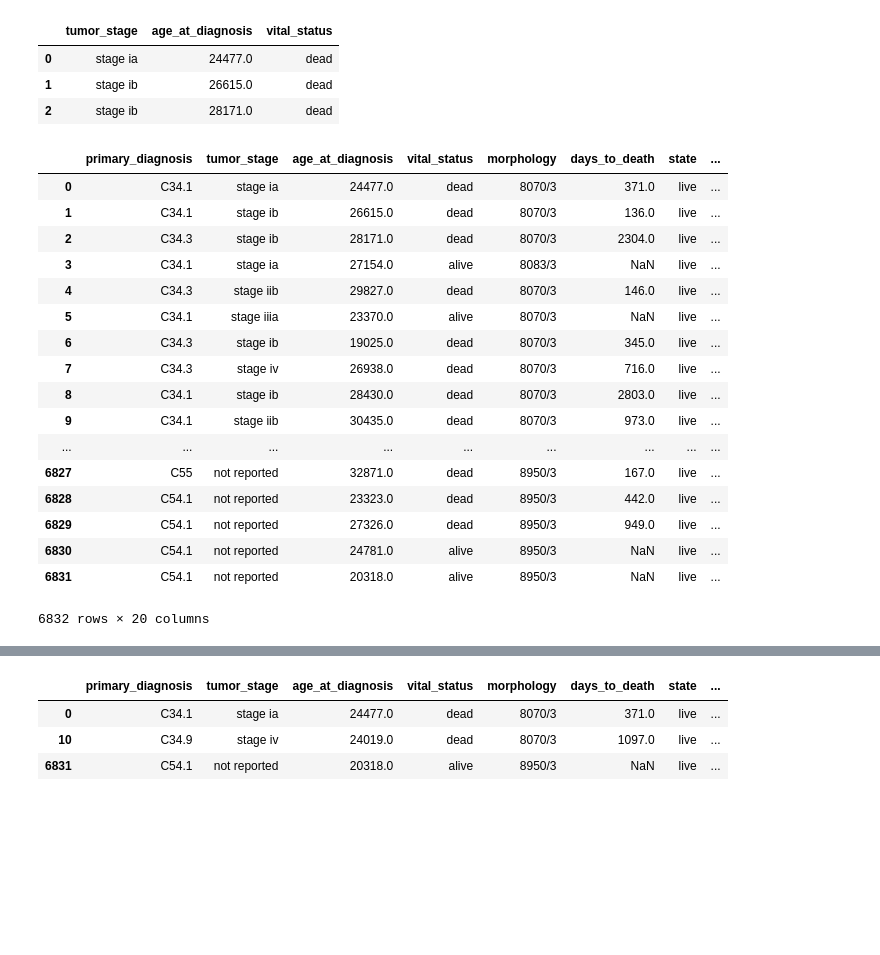
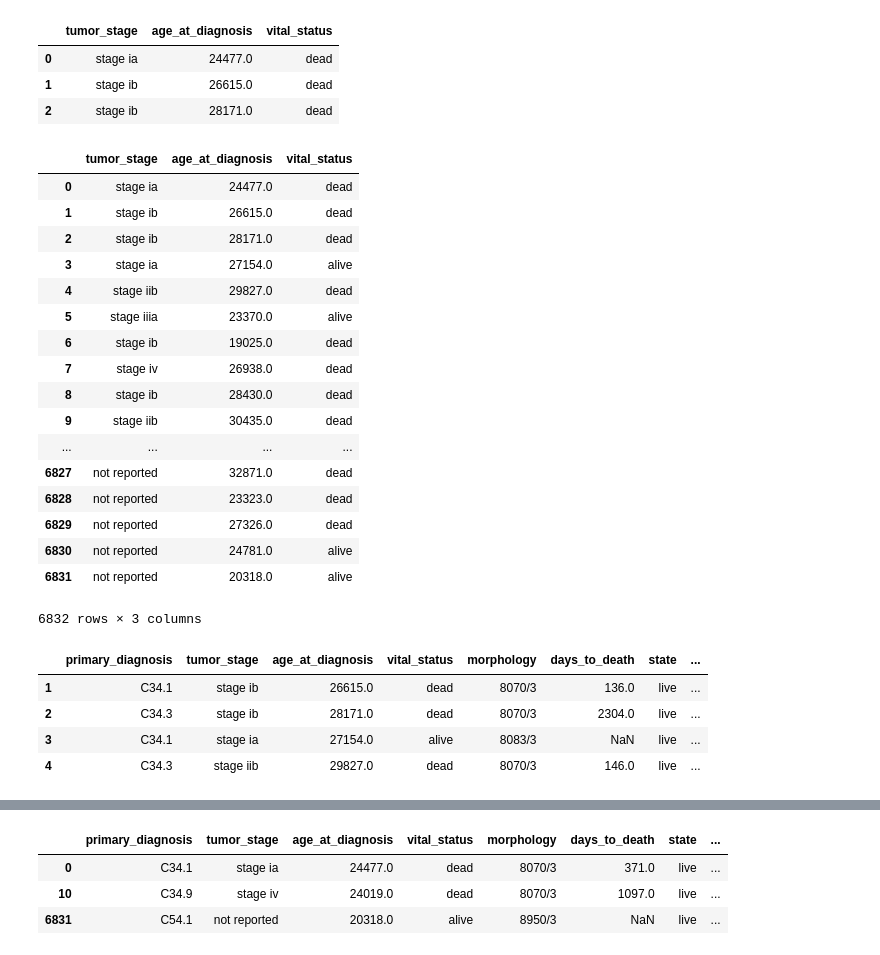
Before and after one commit to fredhutchio/python_intro, a Jupyter notebook: notebooks/week2.ipynb, the cells around one changed output, grey strips where cells are left out. Saved outputs shown, nothing was run; the diff lists cells and outputs as text; code cells hidden in the pictures; blank space fills up the shorter version.

```diff
--- a/notebooks/week2.ipynb
+++ b/notebooks/week2.ipynb
@@ -251,25 +278,35 @@ clinical_df.iloc[0:3, 1:4]
 | 0 | stage ia | 24477.0 | dead |
 | 1 | stage ib | 26615.0 | dead |
 | 2 | stage ib | 28171.0 | dead |
+# %%
+# can use empty stop boundary to indicate end of data
+clinical_df.iloc[0:, 1:4]
+# %% [output]
+|  | tumor_stage | age_at_diagnosis | vital_status |
+| 0 | stage ia | 24477.0 | dead |
+| 1 | stage ib | 26615.0 | dead |
+| 2 | stage ib | 28171.0 | dead |
+| 3 | stage ia | 27154.0 | alive |
+| 4 | stage iib | 29827.0 | dead |
+| 5 | stage iiia | 23370.0 | alive |
+| 6 | stage ib | 19025.0 | dead |
+| 7 | stage iv | 26938.0 | dead |
+| 8 | stage ib | 28430.0 | dead |
+| 9 | stage iib | 30435.0 | dead |
+| ... | ... | ... | ... |
+| 6827 | not reported | 32871.0 | dead |
+| 6828 | not reported | 23323.0 | dead |
+| 6829 | not reported | 27326.0 | dead |
+| 6830 | not reported | 24781.0 | alive |
+| 6831 | not reported | 20318.0 | alive |
+6832 rows × 3 columns
 # %%
 # loc is for label indexing (integers interpreted as labels)
-clinical_df.loc[0: ]
+clinical_df.loc[1:4]
+# start and stop bound are inclusive
 # %% [output]
 |  | primary_diagnosis | tumor_stage | age_at_diagnosis | vital_status | morphology | days_to_death | state | ... |
-| 0 | C34.1 | stage ia | 24477.0 | dead | 8070/3 | 371.0 | live | ... |
 | 1 | C34.1 | stage ib | 26615.0 | dead | 8070/3 | 136.0 | live | ... |
 | 2 | C34.3 | stage ib | 28171.0 | dead | 8070/3 | 2304.0 | live | ... |
 | 3 | C34.1 | stage ia | 27154.0 | alive | 8083/3 | NaN | live | ... |
 | 4 | C34.3 | stage iib | 29827.0 | dead | 8070/3 | 146.0 | live | ... |
-| 5 | C34.1 | stage iiia | 23370.0 | alive | 8070/3 | NaN | live | ... |
-| 6 | C34.3 | stage ib | 19025.0 | dead | 8070/3 | 345.0 | live | ... |
-| 7 | C34.3 | stage iv | 26938.0 | dead | 8070/3 | 716.0 | live | ... |
-| 8 | C34.1 | stage ib | 28430.0 | dead | 8070/3 | 2803.0 | live | ... |
-| 9 | C34.1 | stage iib | 30435.0 | dead | 8070/3 | 973.0 | live | ... |
-| ... | ... | ... | ... | ... | ... | ... | ... | ... |
-| 6827 | C55 | not reported | 32871.0 | dead | 8950/3 | 167.0 | live | ... |
-| 6828 | C54.1 | not reported | 23323.0 | dead | 8950/3 | 442.0 | live | ... |
-| 6829 | C54.1 | not reported | 27326.0 | dead | 8950/3 | 949.0 | live | ... |
-| 6830 | C54.1 | not reported | 24781.0 | alive | 8950/3 | NaN | live | ... |
-| 6831 | C54.1 | not reported | 20318.0 | alive | 8950/3 | NaN | live | ... |
-6832 rows × 20 columns
```
Also changed, not shown: parts of 12 cells of this notebook, 1 other file.
